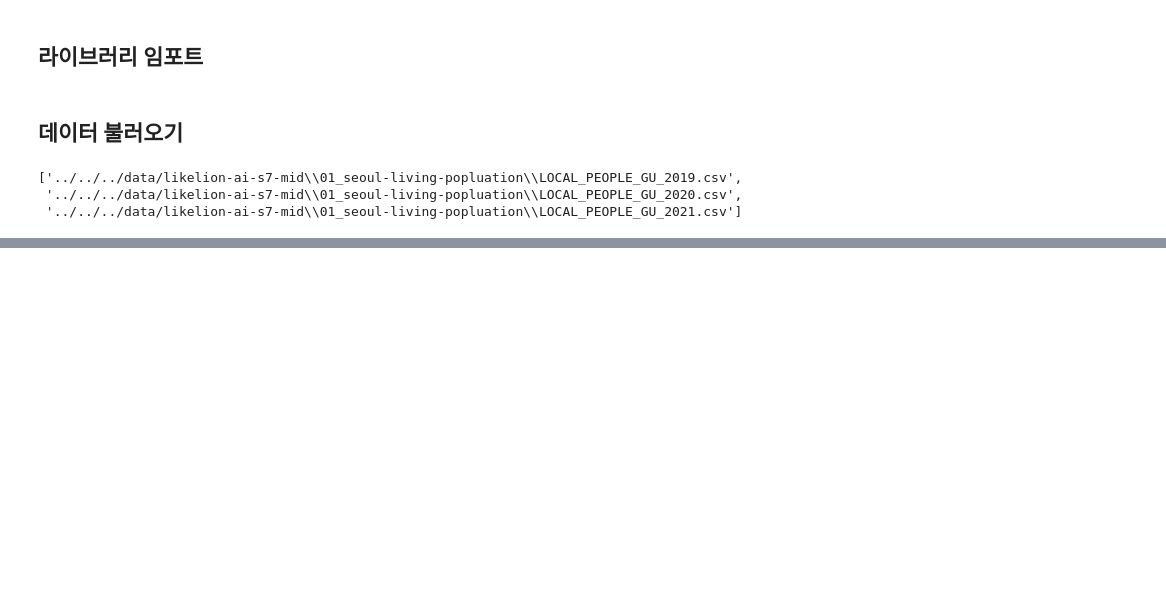
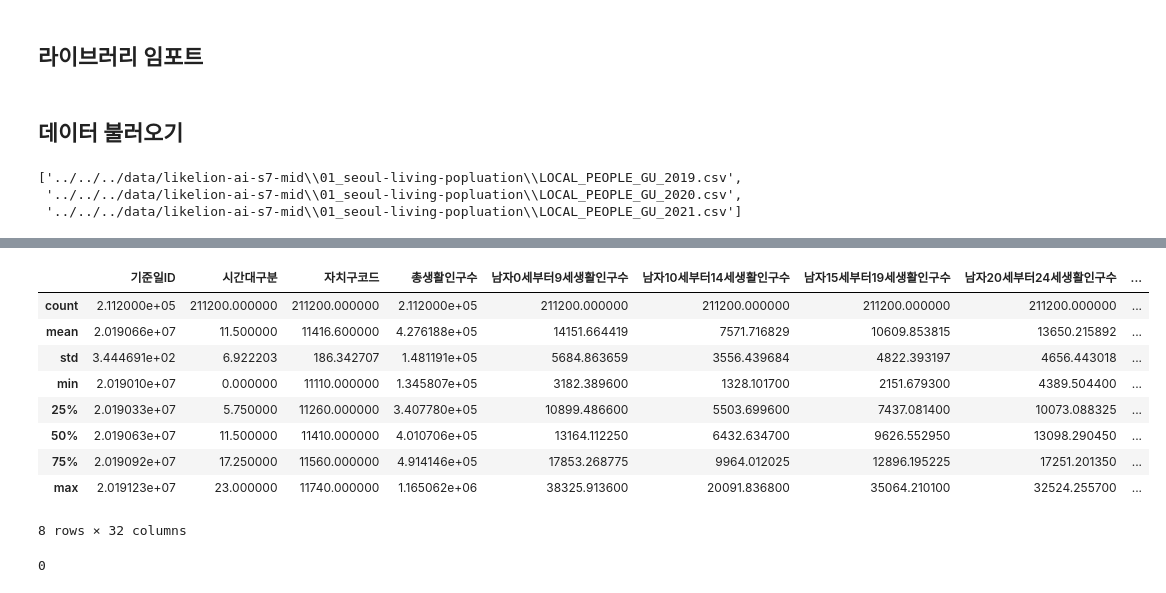
Before and after one commit to cryptnomy/likelion-ai-s7-mid, a Jupyter notebook: src/hypothesis-one.ipynb, the cells around one changed output, grey strips where cells are left out. Saved outputs shown, nothing was run; the diff lists cells and outputs as text; code cells hidden in the pictures; blank space fills up the shorter version.

```diff
--- a/src/hypothesis-one.ipynb
+++ b/src/hypothesis-one.ipynb
@@ -33 +34,18 @@ data
 211200 rows × 32 columns
+# %%
+data.describe()
+# %% [output]
+|  | 기준일ID | 시간대구분 | 자치구코드 | 총생활인구수 | 남자0세부터9세생활인구수 | 남자10세부터14세생활인구수 | 남자15세부터19세생활인구수 | 남자20세부터24세생활인구수 | ... |
+| count | 2.112000e+05 | 211200.000000 | 211200.000000 | 2.112000e+05 | 211200.000000 | 211200.000000 | 211200.000000 | 211200.000000 | ... |
+| mean | 2.019066e+07 | 11.500000 | 11416.600000 | 4.276188e+05 | 14151.664419 | 7571.716829 | 10609.853815 | 13650.215892 | ... |
+| std | 3.444691e+02 | 6.922203 | 186.342707 | 1.481191e+05 | 5684.863659 | 3556.439684 | 4822.393197 | 4656.443018 | ... |
+| min | 2.019010e+07 | 0.000000 | 11110.000000 | 1.345807e+05 | 3182.389600 | 1328.101700 | 2151.679300 | 4389.504400 | ... |
+| 25% | 2.019033e+07 | 5.750000 | 11260.000000 | 3.407780e+05 | 10899.486600 | 5503.699600 | 7437.081400 | 10073.088325 | ... |
+| 50% | 2.019063e+07 | 11.500000 | 11410.000000 | 4.010706e+05 | 13164.112250 | 6432.634700 | 9626.552950 | 13098.290450 | ... |
+| 75% | 2.019092e+07 | 17.250000 | 11560.000000 | 4.914146e+05 | 17853.268775 | 9964.012025 | 12896.195225 | 17251.201350 | ... |
+| max | 2.019123e+07 | 23.000000 | 11740.000000 | 1.165062e+06 | 38325.913600 | 20091.836800 | 35064.210100 | 32524.255700 | ... |
+8 rows × 32 columns
+# %%
+data.isnull().sum().sum()
+# %% [output]
+0
```
Also changed, not shown: parts of 9 cells of this notebook.
